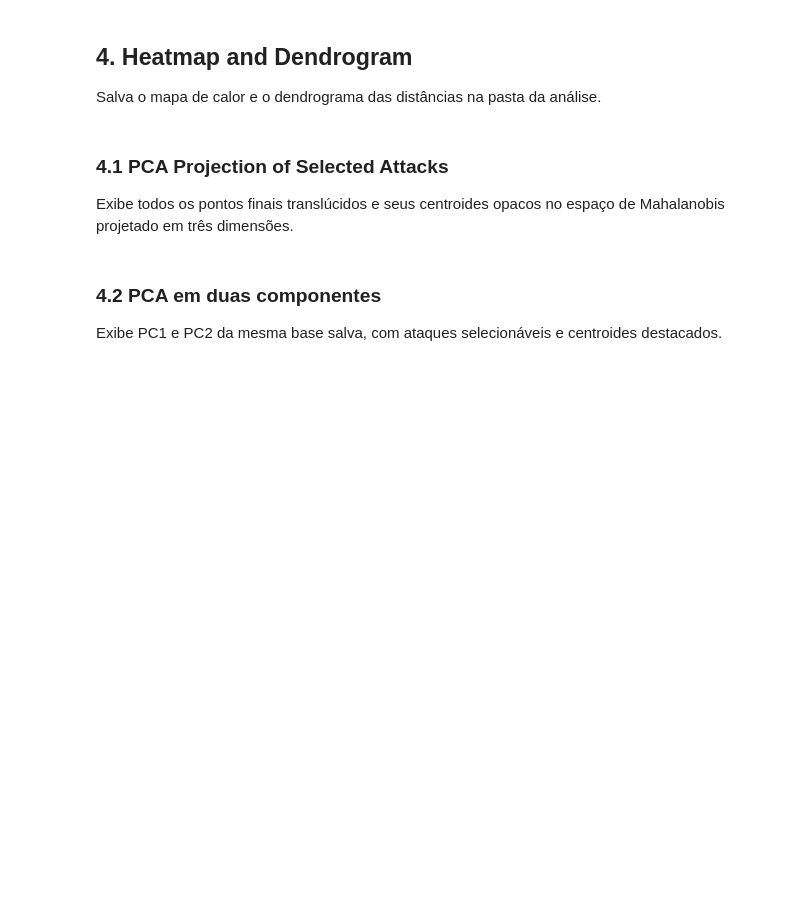
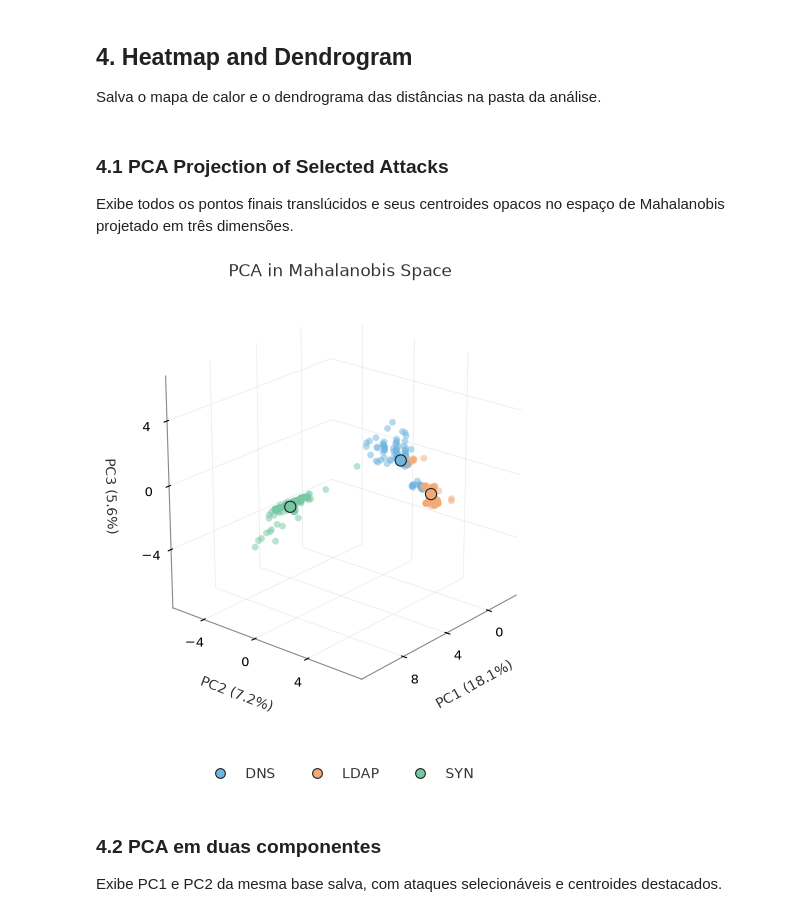
Before and after one commit to iRocktys/anomaly-detection-data-stream, a Jupyter notebook: Similarity.ipynb, the cells around one changed output. Saved outputs shown, nothing was run; the diff lists cells and outputs as text; code cells hidden in the pictures; blank space fills up the shorter version.

```diff
--- a/Similarity.ipynb
+++ b/Similarity.ipynb
@@ -15,7 +15,7 @@ from src.Plots.SimilarityDendrogramPlot import SimilarityDendrogramPlot
 from src.Plots.SimilaritySamples3DPlot import SimilaritySamples3DPlot
 from src.Plots.SimilaritySamples2DPlot import SimilaritySamples2DPlot
 
-datasetPath = Path("data/similarity/similarity_1s_180s.csv")
+datasetPath = Path("data/similarity/similarity_1s.csv")
 analysisOutputDirectory = Path("output/Similarity") / datasetPath.stem
 intermediateDirectory = analysisOutputDirectory / "preprocessed"
 plotDataPath = analysisOutputDirectory / "mahalanobis_plot_data.npz"
@@ -110,24 +110,26 @@ display(Image(filename=str(dendrogramPath)))
 Exibe todos os pontos finais translúcidos e seus centroides opacos no espaço de Mahalanobis projetado em três dimensões.
 # %%
 plotOutputPath = analysisOutputDirectory / "attack_samples_pca_3d.png"
-plotClasses = ["UDP", "SSDP", "SYN"]  # Edite os ataques; inclua "BENIGN" somente se desejar.
+plotClasses = ["DNS", "LDAP", "SYN"]  # Edite os ataques; inclua "BENIGN" somente se desejar.
 plotPointSize = 24
 plotPointAlpha = 0.5
 plotCentroidSize = 65
 plotCentroidEdgeWidth = 0.8
 plotElevation = 22
 plotAzimuth = 40
 plotDpi = 100
 plotTitle = "PCA in Mahalanobis Space"
 
 SimilaritySamples3DPlot().plotFromFile(
     dataPath=plotDataPath, outputPath=plotOutputPath, classes=plotClasses,
     pointSize=plotPointSize, pointAlpha=plotPointAlpha,
     centroidSize=plotCentroidSize, centroidEdgeWidth=plotCentroidEdgeWidth,
     elevation=plotElevation, azimuth=plotAzimuth,
     dpi=plotDpi, title=plotTitle,
 )
 display(Image(filename=str(plotOutputPath)))
+# %% [output]
+[figure, added]
 # %% [markdown]
 ### 4.2 PCA em duas componentes
 
```
Also changed, not shown: parts of 2 cells of this notebook, 8 other files.
